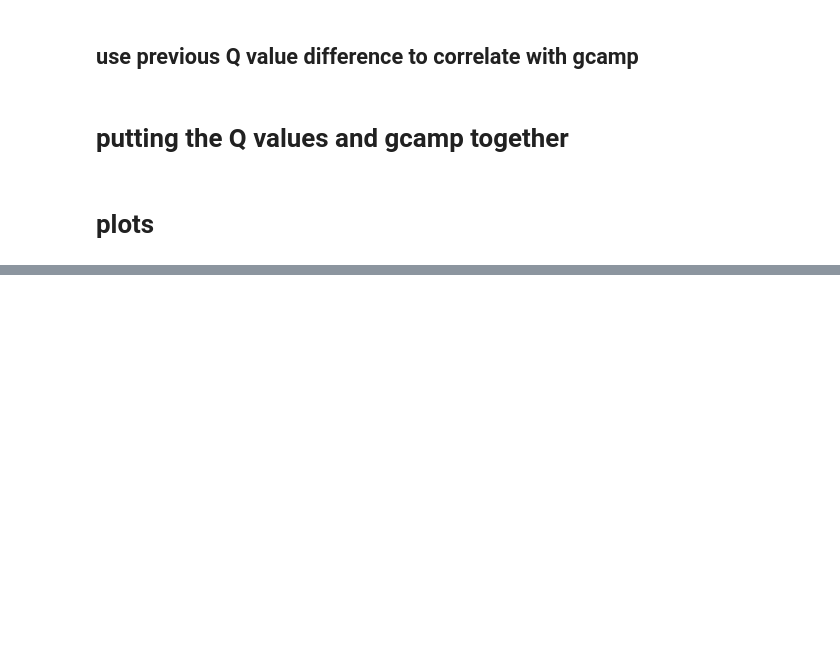
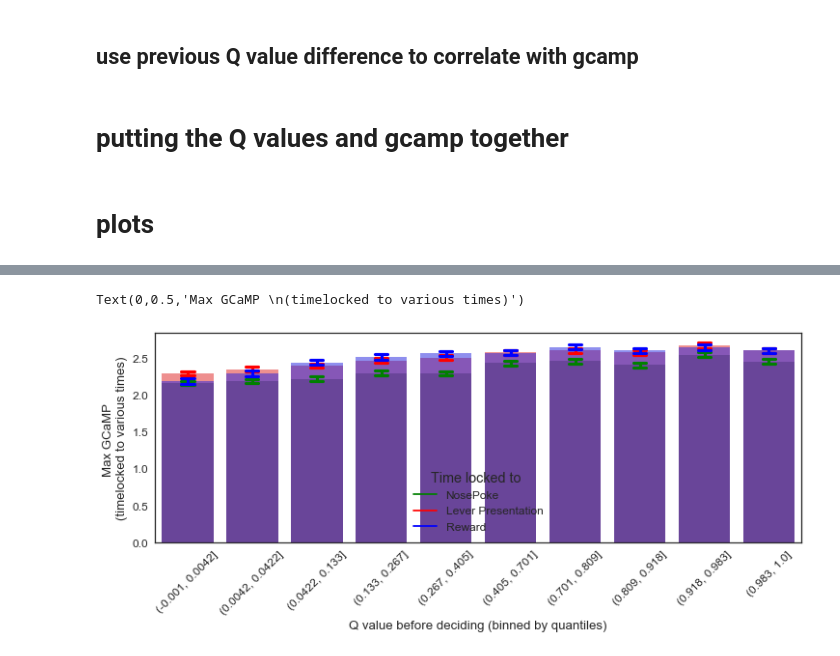
Before and after one commit to rachelstephlee/qlearning, a Jupyter notebook: Behavior_Gcamp2.ipynb, the cells around one changed output, grey strips where cells are left out. Drawn from its saved outputs; the diff is of its cells as text; code cells hidden in the pictures; blank space fills up the shorter version.

```diff
--- a/Behavior_Gcamp2.ipynb
+++ b/Behavior_Gcamp2.ipynb
@@ -437,20 +495,23 @@ plt.ylabel('Max GCaMP \n(timelocked to various times)')
 # %%
 fig = plt.figure(figsize = (12, 4))
-df_corr['bQ_bef_choice'] = pd.qcut(df_corr['Q_bef_choice'], 10)
+df_corr['bQ_chosen'] = pd.qcut(df_corr['Q_chosen'], 10)
 
 
 plt.plot([], color = 'g', label = 'NosePoke')
 plt.plot([], color = 'r', label = 'Lever Presentation')
 plt.plot([], color = 'b', label = 'Reward')
 plt.legend(title = 'Time locked to ')
 
-sns.barplot(data=df_corr, x = 'bQ_bef_choice', y = 'max_np', ci = 68,  color = 'g', alpha = 0.5, capsize = 0.2, errcolor = 'g')
-sns.barplot(data=df_corr, x = 'bQ_bef_choice', y = 'max_lp', ci = 68,  color = 'r', alpha = 0.5,  capsize = 0.2, errcolor = 'r')
-sns.barplot(data=df_corr, x = 'bQ_bef_choice', y = 'max_r', ci = 68, color = 'b', alpha = 0.5, capsize = 0.2, errcolor = 'b')
+sns.barplot(data=df_corr, x = 'bQ_chosen', y = 'max_np', ci = 68,  color = 'g', alpha = 0.5, capsize = 0.2, errcolor = 'g')
+sns.barplot(data=df_corr, x = 'bQ_chosen', y = 'max_lp', ci = 68,  color = 'r', alpha = 0.5,  capsize = 0.2, errcolor = 'r')
+sns.barplot(data=df_corr, x = 'bQ_chosen', y = 'max_r', ci = 68, color = 'b', alpha = 0.5, capsize = 0.2, errcolor = 'b')
 plt.xticks(rotation=45)
 plt.xlabel('Q value before deciding (binned by quantiles)')
 plt.ylabel('Max GCaMP \n(timelocked to various times)')
 # [df_DMS['Stay/Leave'] == 'stay']
+# %% [output]
+Text(0,0.5,'Max GCaMP \n(timelocked to various times)')
+[figure, added]
 # %%
 fig = plt.figure(figsize = (12, 4))
 df_corr['avg_np'] = [np.mean(x[15:30], 0) for x in df_corr['g_np']]
```
Also changed, not shown: parts of 30 cells of this notebook.
